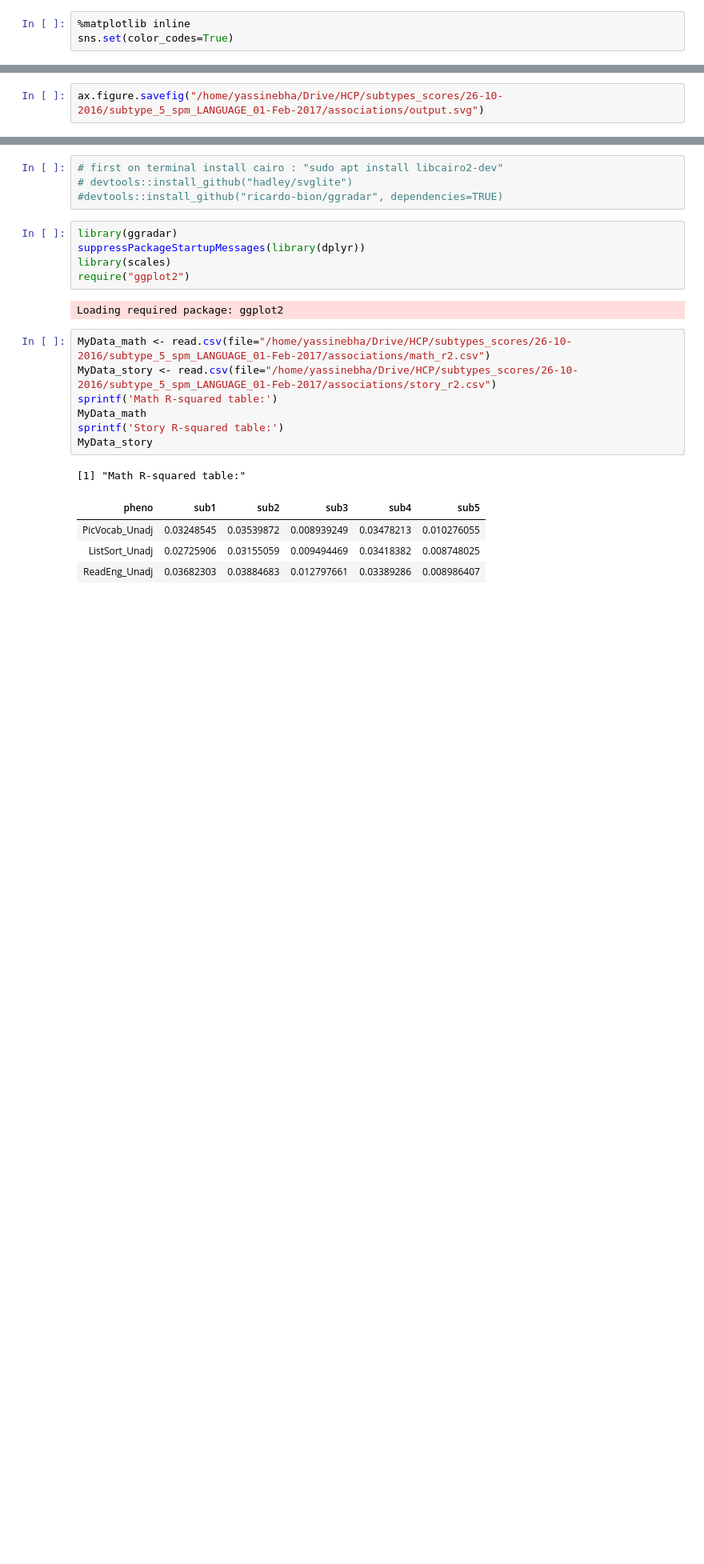
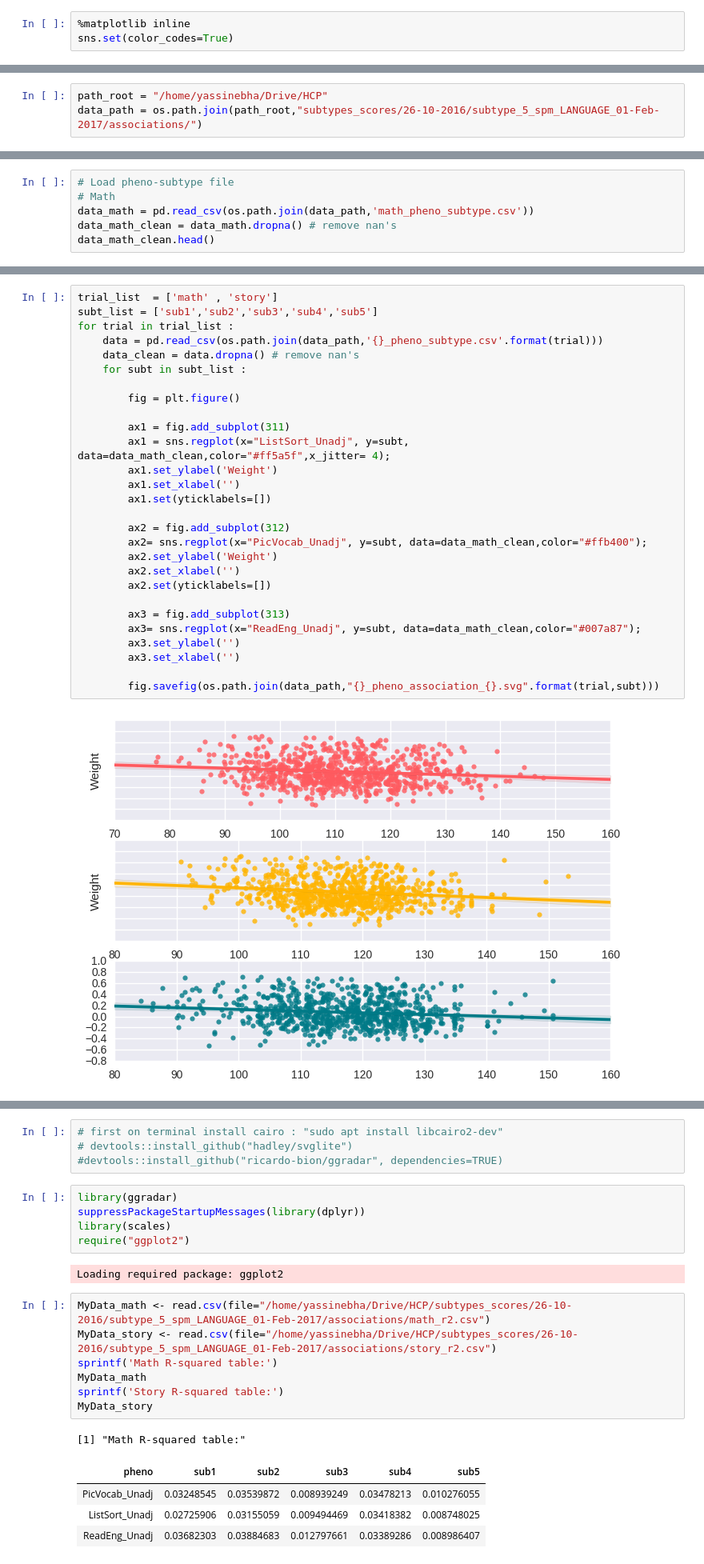
Before and after one commit to SIMEXP/hcp, a Jupyter notebook: hcp_association_subtypes_language_exp2.ipynb, the cells around one changed output, grey strips where cells are left out. Shown at 80% size. Saved outputs shown, nothing was run; the diff lists cells and outputs as text; blank space fills up the shorter version.

Commit message:
final figures

```diff
--- a/hcp_association_subtypes_language_exp2.ipynb
+++ b/hcp_association_subtypes_language_exp2.ipynb
@@ -19,2 +15,3 @@ ax = sns.regplot(x="total_bill", y="tip", data=tips,color="#ff5a5f",);
 # %%
-ax.figure.savefig("/home/yassinebha/Drive/HCP/subtypes_scores/26-10-2016/subtype_5_spm_LANGUAGE_01-Feb-2017/associations/output.svg")
+path_root = "/home/yassinebha/Drive/HCP"
+data_path = os.path.join(path_root,"subtypes_scores/26-10-2016/subtype_5_spm_LANGUAGE_01-Feb-2017/associations/")
@@ -41,0 +18,6 @@ tips
+# %%
+# Load pheno-subtype file
+# Math
+data_math = pd.read_csv(os.path.join(data_path,'math_pheno_subtype.csv'))
+data_math_clean = data_math.dropna() # remove nan's
+data_math_clean.head()
@@ -41,0 +31,30 @@ tips
+# %%
+trial_list  = ['math' , 'story']
+subt_list = ['sub1','sub2','sub3','sub4','sub5']
+for trial in trial_list :
+    data = pd.read_csv(os.path.join(data_path,'{}_pheno_subtype.csv'.format(trial)))
+    data_clean = data.dropna() # remove nan's
+    for subt in subt_list :
+
+        fig = plt.figure()
+
+        ax1 = fig.add_subplot(311)
+        ax1 = sns.regplot(x="ListSort_Unadj", y=subt, data=data_math_clean,color="#ff5a5f",x_jitter= 4);
+        ax1.set_ylabel('Weight')
+        ax1.set_xlabel('')
+        ax1.set(yticklabels=[])
+
+        ax2 = fig.add_subplot(312)
+        ax2= sns.regplot(x="PicVocab_Unadj", y=subt, data=data_math_clean,color="#ffb400");
+        ax2.set_ylabel('Weight')
+        ax2.set_xlabel('')
+        ax2.set(yticklabels=[])
+
+        ax3 = fig.add_subplot(313)
+        ax3= sns.regplot(x="ReadEng_Unadj", y=subt, data=data_math_clean,color="#007a87");
+        ax3.set_ylabel('')
+        ax3.set_xlabel('')
+
+        fig.savefig(os.path.join(data_path,"{}_pheno_association_{}.svg".format(trial,subt)))
+# %% [output]
+[figure, added]
```
Also changed, not shown: parts of 8 cells of this notebook, 1 other file.
